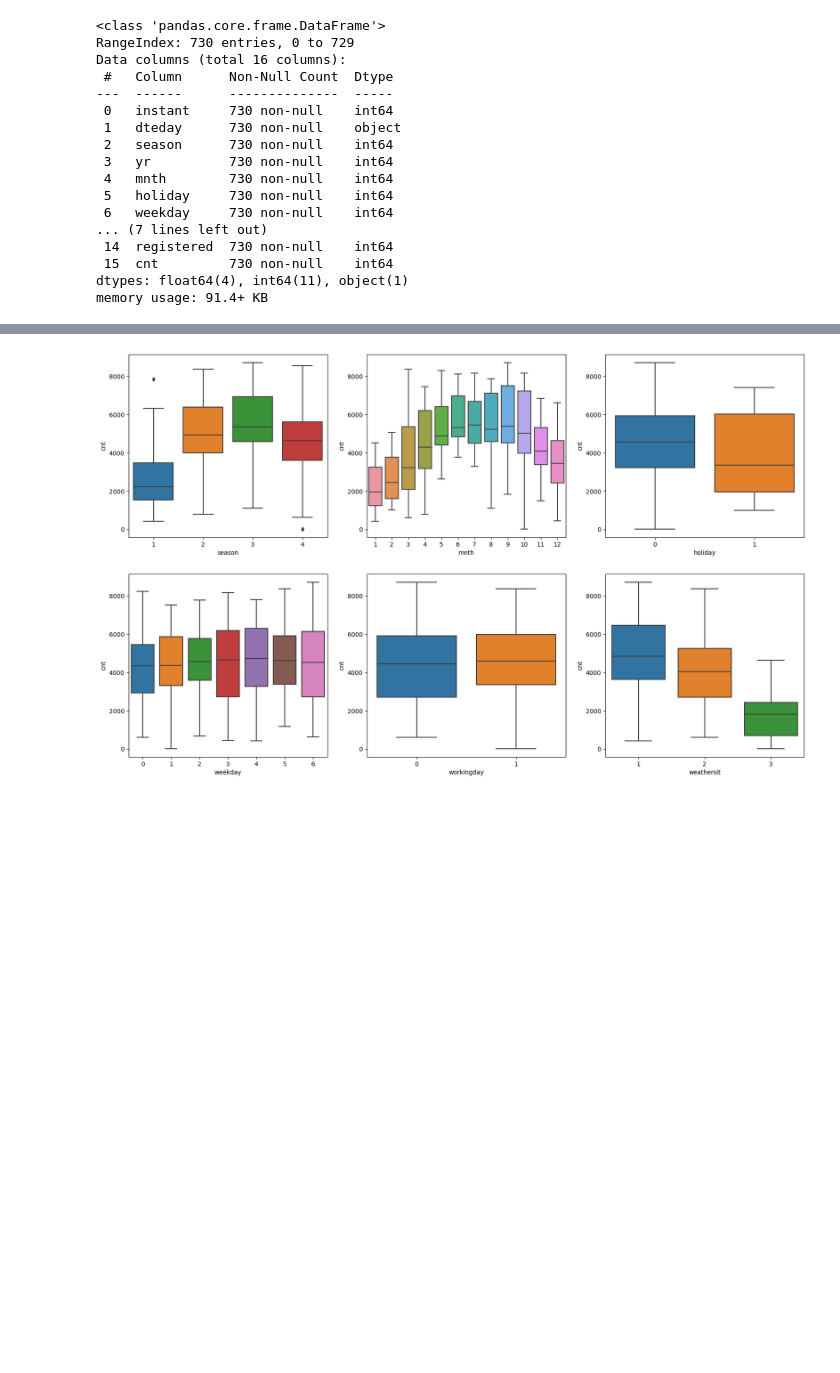
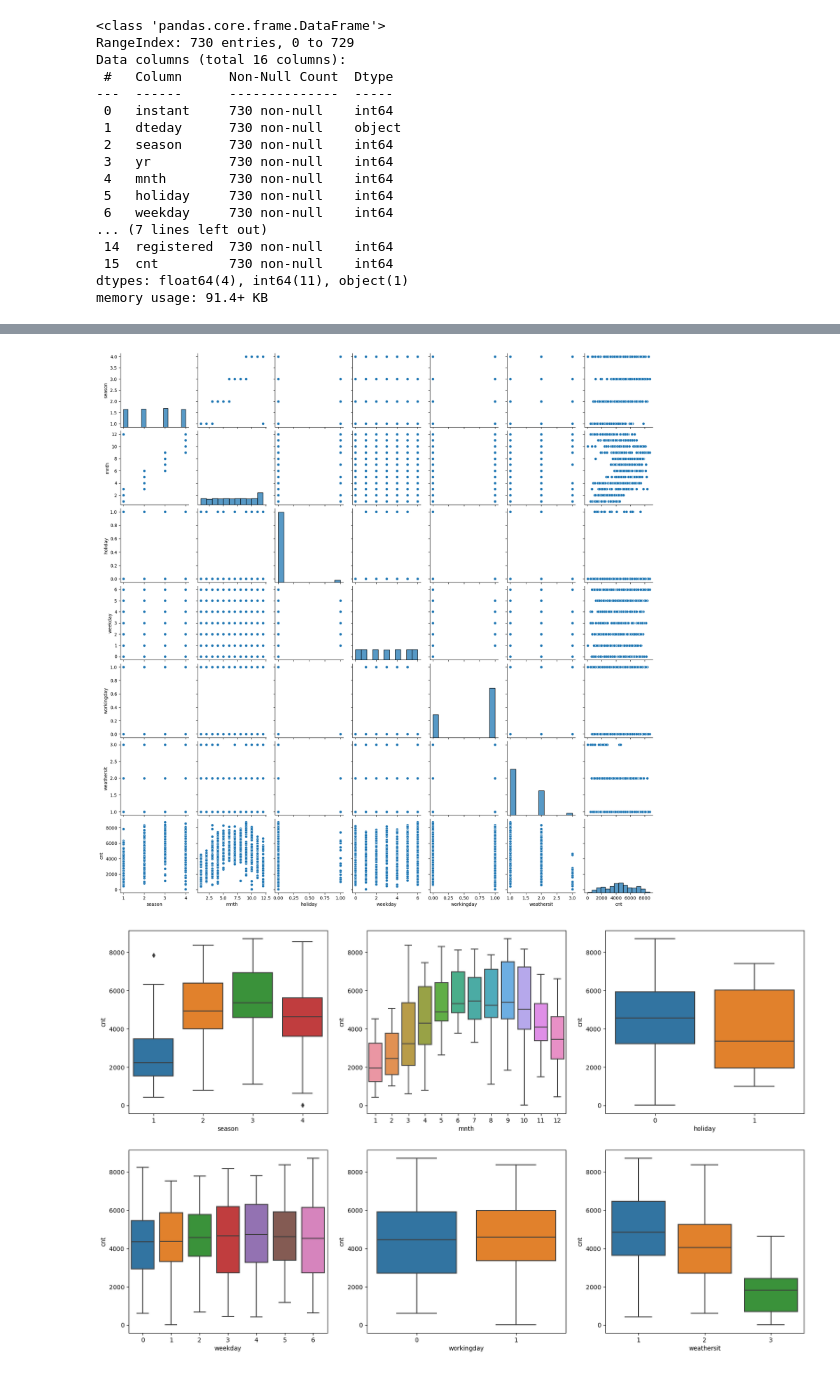
Before and after one commit to maniteja6799/bike_sharing_assignment, a Jupyter notebook: BikeSharing-LinearRegression.ipynb, the cells around one changed output, grey strips where cells are left out. Saved outputs shown, nothing was run; the diff lists cells and outputs as text; code cells hidden in the pictures; blank space fills up the shorter version.

```diff
--- a/BikeSharing-LinearRegression.ipynb
+++ b/BikeSharing-LinearRegression.ipynb
@@ -83,3 +88,8 @@ plt.show()
+# %%
+sns.pairplot(bike_data_df, vars=['season', 'mnth', 'holiday', 'weekday', 'workingday', 'weathersit', 'cnt'])
+plt.show()
+# %% [output]
+[figure, added]
 # %%
 plt.figure(figsize=(20, 12))
 plt.subplot(2,3,1)
```
Also changed, not shown: parts of 63 cells of this notebook.
